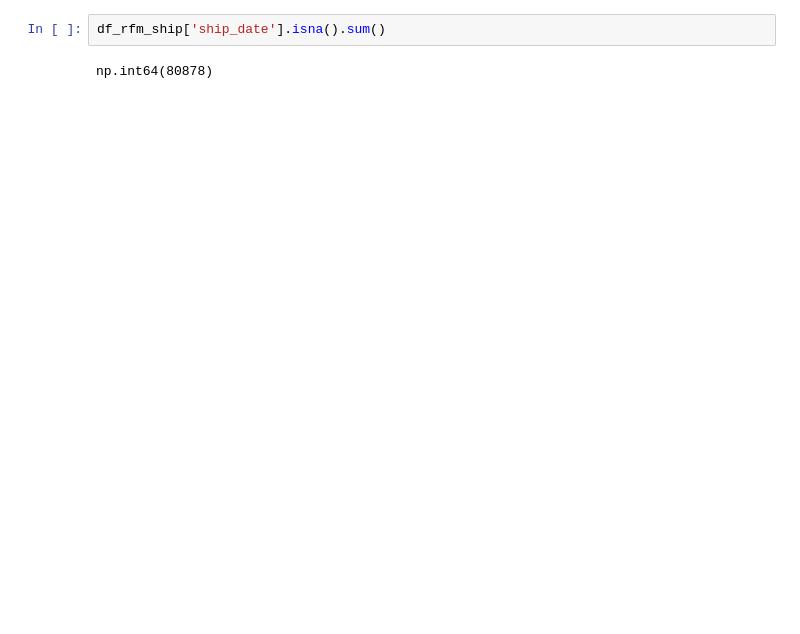
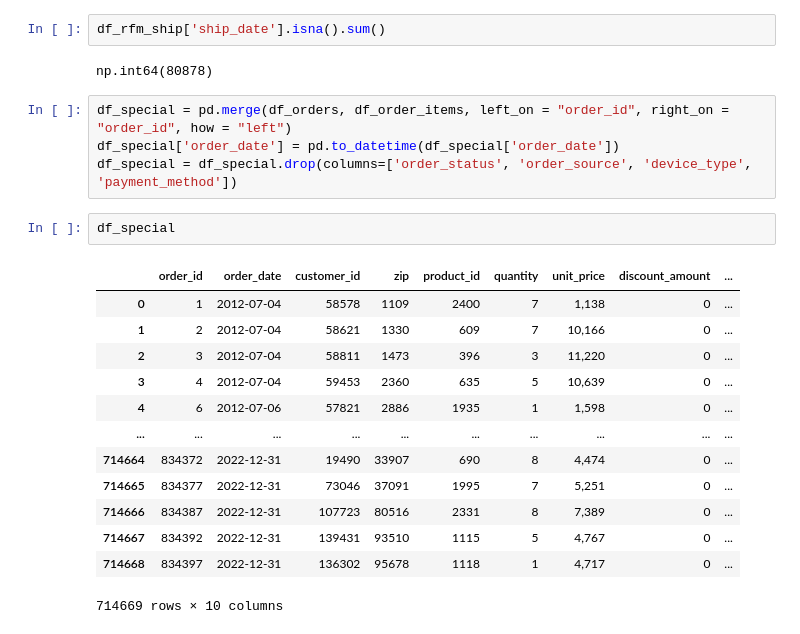
Before and after one commit to lamducanhkhoarubik-spec/Datathon_UITUT, a Jupyter notebook: code/eda/descriptive.ipynb, the cells around one changed output. Cells and saved outputs as stored; diff of their text form; blank space fills up the shorter version.

```diff
--- a/code/eda/descriptive.ipynb
+++ b/code/eda/descriptive.ipynb
@@ -812,3 +813,23 @@ df_promotions
 df_rfm_ship['ship_date'].isna().sum()
 # %% [output]
 np.int64(80878)
+# %%
+df_special = pd.merge(df_orders, df_order_items, left_on = "order_id", right_on = "order_id", how = "left")
+df_special['order_date'] = pd.to_datetime(df_special['order_date'])
+df_special = df_special.drop(columns=['order_status', 'order_source', 'device_type', 'payment_method'])
+# %%
+df_special
+# %% [output]
+|  | order_id | order_date | customer_id | zip | product_id | quantity | unit_price | discount_amount | ... |
+| 0 | 1 | 2012-07-04 | 58578 | 1109 | 2400 | 7 | 1,138 | 0 | ... |
+| 1 | 2 | 2012-07-04 | 58621 | 1330 | 609 | 7 | 10,166 | 0 | ... |
+| 2 | 3 | 2012-07-04 | 58811 | 1473 | 396 | 3 | 11,220 | 0 | ... |
+| 3 | 4 | 2012-07-04 | 59453 | 2360 | 635 | 5 | 10,639 | 0 | ... |
+| 4 | 6 | 2012-07-06 | 57821 | 2886 | 1935 | 1 | 1,598 | 0 | ... |
+| ... | ... | ... | ... | ... | ... | ... | ... | ... | ... |
+| 714664 | 834372 | 2022-12-31 | 19490 | 33907 | 690 | 8 | 4,474 | 0 | ... |
+| 714665 | 834377 | 2022-12-31 | 73046 | 37091 | 1995 | 7 | 5,251 | 0 | ... |
+| 714666 | 834387 | 2022-12-31 | 107723 | 80516 | 2331 | 8 | 7,389 | 0 | ... |
+| 714667 | 834392 | 2022-12-31 | 139431 | 93510 | 1115 | 5 | 4,767 | 0 | ... |
+| 714668 | 834397 | 2022-12-31 | 136302 | 95678 | 1118 | 1 | 4,717 | 0 | ... |
+714669 rows × 10 columns
```
Also changed, not shown: parts of 6 cells of this notebook, 3 other files.
